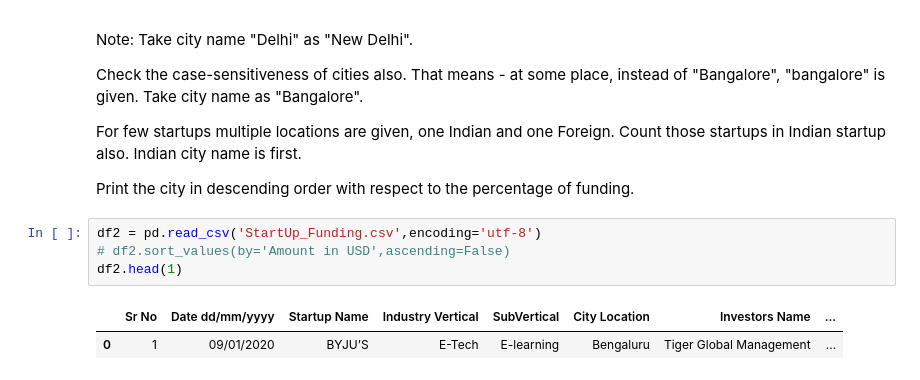
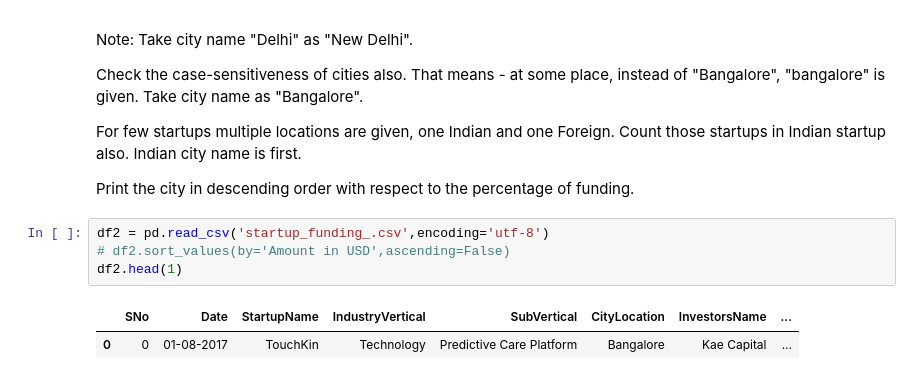
Before and after one commit to Aman-JR/Data_Science, a Jupyter notebook: Project Case Study/CaseStudy1.ipynb, the cells around one changed output. Cells and saved outputs as stored; diff of their text form.

```diff
--- a/Project Case Study/CaseStudy1.ipynb
+++ b/Project Case Study/CaseStudy1.ipynb
@@ -142,12 +142,12 @@ also. Indian city name is first.
 Print the city in descending order with respect to the
 percentage of funding.
 # %%
-df2 = pd.read_csv('StartUp_Funding.csv',encoding='utf-8')
+df2 = pd.read_csv('startup_funding_.csv',encoding='utf-8')
 # df2.sort_values(by='Amount in USD',ascending=False)
 df2.head(1)
 # %% [output]
-|  | Sr No | Date dd/mm/yyyy | Startup Name | Industry Vertical | SubVertical | City Location | Investors Name | ... |
-| 0 | 1 | 09/01/2020 | BYJU’S | E-Tech | E-learning | Bengaluru | Tiger Global Management | ... |
+|  | SNo | Date | StartupName | IndustryVertical | SubVertical | CityLocation | InvestorsName | ... |
+| 0 | 0 | 01-08-2017 | TouchKin | Technology | Predictive Care Platform | Bangalore | Kae Capital | ... |
 # %%
 # Use replace with regex = True Determines if the passed-in pattern is a regular expression:
 # If True, assumes the passed-in pattern is a regular expression.
```
Also changed, not shown: parts of 25 cells of this notebook, 3 other files.
